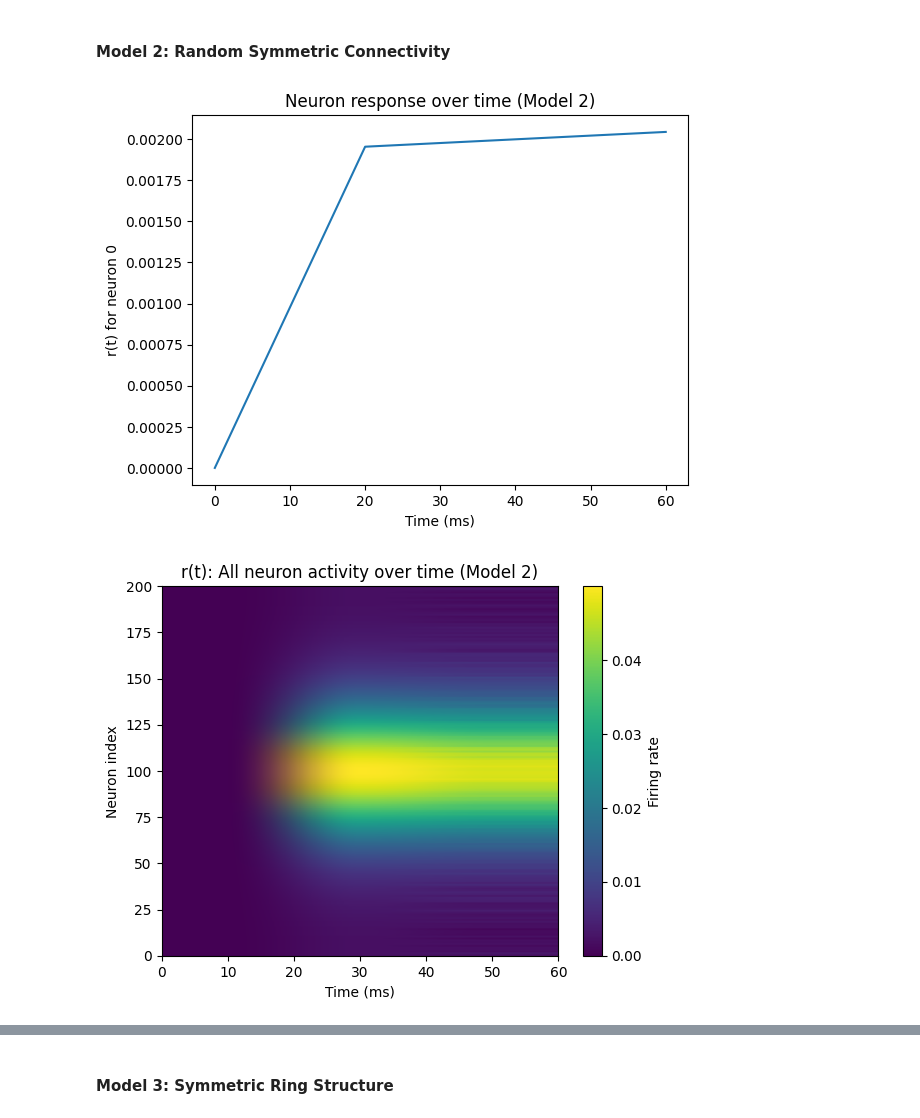
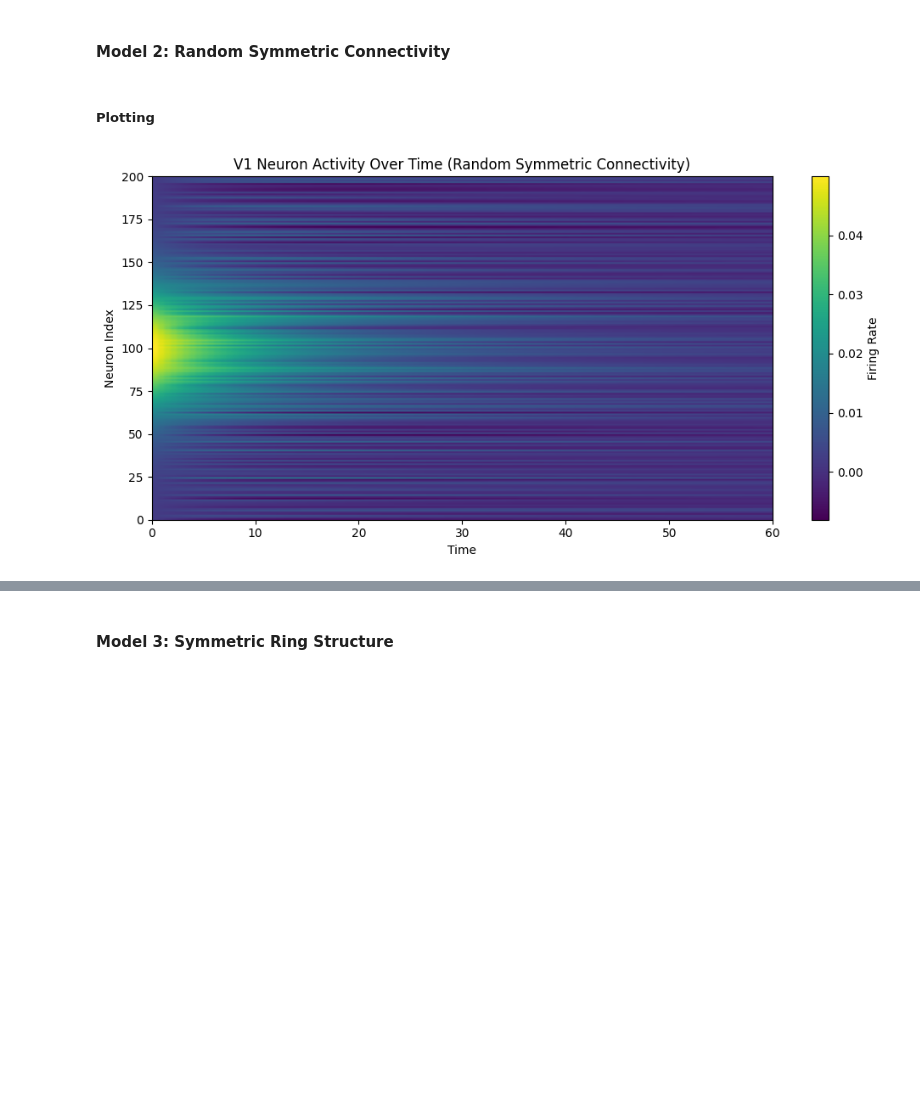
Before and after one commit to macaswalker/CompNeuroCam, a Jupyter notebook: Assignment 2/recurrent_neural_network_dynamics.ipynb, the cells around one changed output, grey strips where cells are left out. Drawn from its saved outputs; the diff is of its cells as text; code cells hidden in the pictures; blank space fills up the shorter version.

```diff
--- a/Assignment 2/recurrent_neural_network_dynamics.ipynb
+++ b/Assignment 2/recurrent_neural_network_dynamics.ipynb
@@ -208,33 +230,47 @@ plt.show()
 # %% [markdown]
 #### Model 2: Random Symmetric Connectivity
-# %%
-# Model 2: Random symmetric connectivity
-W_tilde = np.random.normal(0, 1, size=B.shape)
-W_2 = R(W_tilde + W_tilde.T, alpha)
-
-# Run the simulation for theta = π
-theta = np.pi
-circ_d_w2, theta_hat_list_w2, o_tilde_list_w2, r_list_w2 = run_simulation(
-    theta, phi, time_steps, W_2, B, C, sigma, tau, dt, k
-)
-
-# Plot neuron 0's response over time
-neuron_index = 0
-r_values = [r[neuron_index] for r in r_list_w2[:-1]]
-plt.plot(time_steps, r_values)
-plt.xlabel("Time (ms)")
-plt.ylabel(f"r(t) for neuron {neuron_index}")
-plt.title("Neuron response over time (Model 2)")
-plt.show()
-
-# Plot full r(t) as heatmap
-r_array = np.array(r_list_w2[:-1])
-plt.imshow(r_array.T, aspect='auto', origin='lower', extent=[0, time_steps[-1], 0, r_array.shape[1]])
-plt.colorbar(label="Firing rate")
-plt.xlabel("Time (ms)")
-plt.ylabel("Neuron index")
-plt.title("r(t): All neuron activity over time (Model 2)")
-plt.show()
-# %% [output]
-[figure, removed]
-[figure, removed]
+# %%
+# Model 2: Random symmetric connectivity
+W_tilde = np.random.normal(0, 1, size=B.shape)
+W_2 = R(W_tilde + W_tilde.T, alpha)
+
+m = 200
+n = 200
+time_steps = np.linspace(0,60,100)
+theta = np.pi
+
+# Run the simulation
+r_list_w2 = run_simulation(
+    theta = np.pi,
+    phi = 2 * np.pi * np.linspace(0,1,m),
+    time_steps = np.linspace(0,60,100),
+    W = W_2,
+    B = np.eye(m),
+    C = np.eye(m),
+    tau = 20,
+    dt = 1,
+)
+
+# Find the decoding error
+decoding_error_w2 = decoding_error_func(
+    r_list = r_list_w2,
+    C = np.eye(m),
+    sigma = 1,
+    phi = 2 * np.pi * np.linspace(0,1,m),
+    theta = np.pi)
+# %% [markdown]
+##### Plotting
+# %%
+r_mat_w2 = np.array(r_list_w2)  # shape: (timesteps, neurons)
+
+plt.figure(figsize=(10, 5))
+plt.imshow(r_mat_w2.T, aspect='auto', cmap='viridis', origin='lower',
+           extent=[time_steps[0], time_steps[-1], 0, r_mat.shape[1]])
+plt.colorbar(label='Firing Rate')
+plt.xlabel('Time')
+plt.ylabel('Neuron Index')
+plt.title('V1 Neuron Activity Over Time (Random Symmetric Connectivity)')
+plt.tight_layout()
+plt.show()
+# %% [output]
+[figure, added]
```
Also changed, not shown: parts of 26 cells of this notebook, 1 other file.
